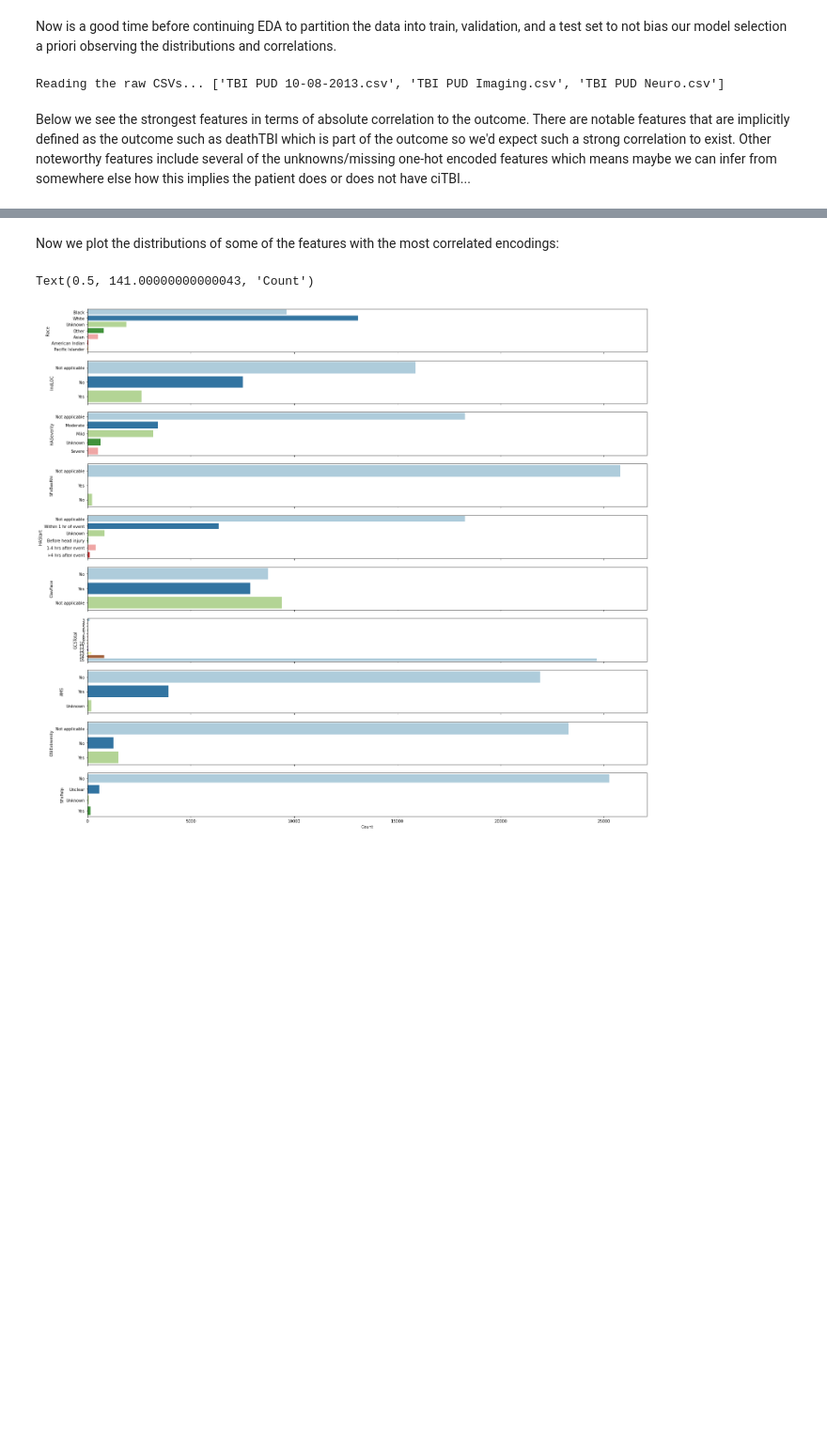
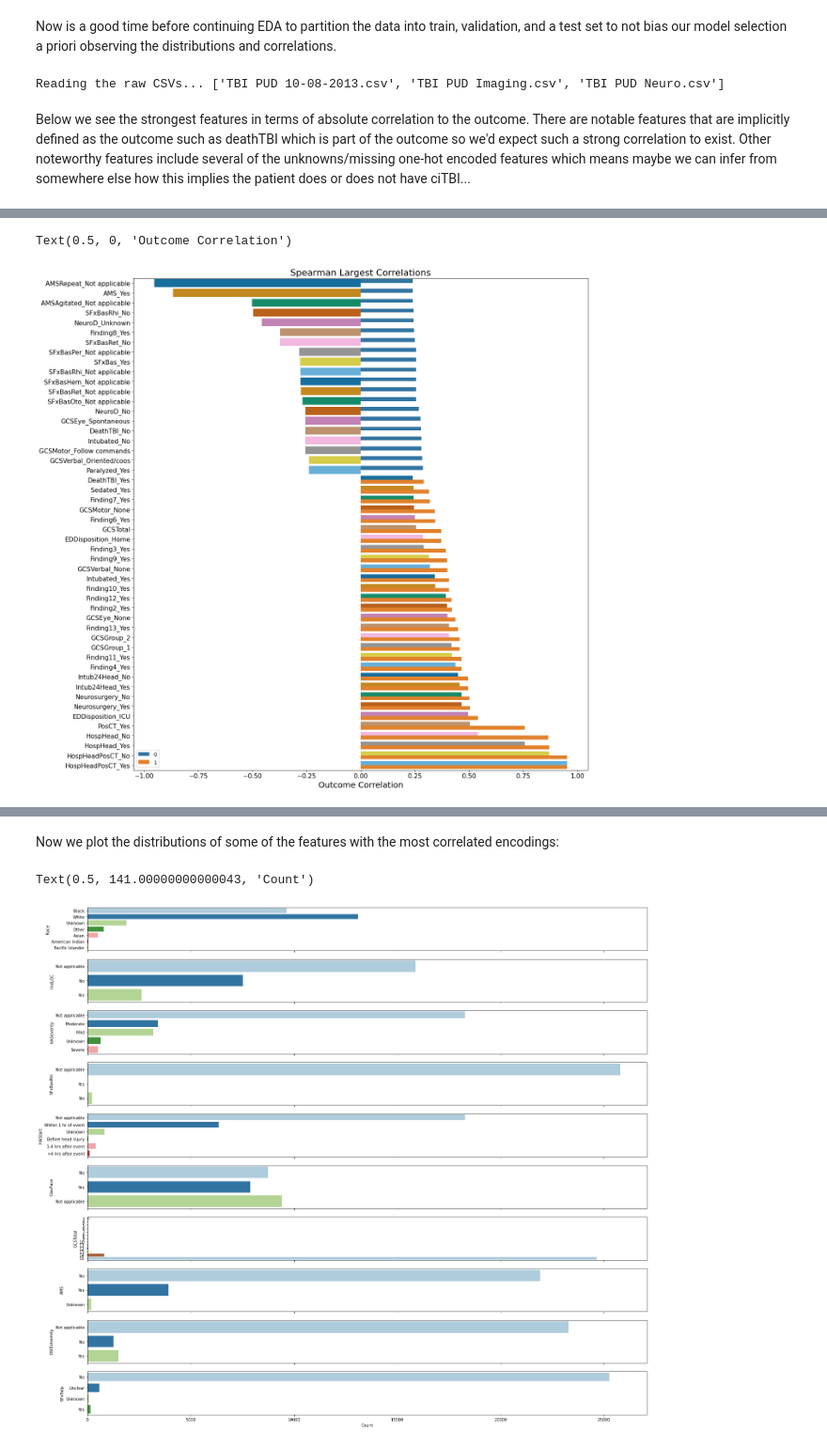
Before and after one commit to Yu-Group/clinical-rule-vetting, a Jupyter notebook: rulevetting/projects/tbi_pecarn/notebooks/00_eda.ipynb, the cells around one changed output, grey strips where cells are left out. Shown at 94% size. Cells and saved outputs as stored; diff of their text form; code cells hidden in the pictures; blank space fills up the shorter version.

Commit message:
color scheme

```diff
--- a/rulevetting/projects/tbi_pecarn/notebooks/00_eda.ipynb
+++ b/rulevetting/projects/tbi_pecarn/notebooks/00_eda.ipynb
@@ -136,0 +125,71 @@ barplot(largest_corr, savefig=False, title='Spearman Largest Correlations', xlab
+# %%
+# one hot encoding the df
+one_hot_df = helper.one_hot_encode_df(df)
+corr = one_hot_df.drop(['outcome_No', 'outcome_Yes'], axis=1).apply(lambda x: x.corr(one_hot_df['outcome_Yes'], method='spearman'))
+
+# Set plotting font sizes and properties
+TINY_SIZE = 12
+SMALL_SIZE = 14
+MEDIUM_SIZE = 18
+BIGGER_SIZE = 20
+MARKER_SIZE = 6
+LINE_SIZE = 4
+
+plt.rc("font", size=SMALL_SIZE)  # controls default text sizes
+plt.rc("axes", titlesize=BIGGER_SIZE)  # fontsize of the axes title
+plt.rc("axes", labelsize=MEDIUM_SIZE)  # fontsize of the x and y labels
+plt.rc("xtick", labelsize=SMALL_SIZE)  # fontsize of the tick labels
+plt.rc("ytick", labelsize=SMALL_SIZE)  # fontsize of the tick labels
+plt.rc("legend", fontsize=TINY_SIZE)  # legend fontsize
+plt.rc("figure", titlesize=BIGGER_SIZE)  # fontsize of the figure title
+plt.rc("lines", markersize=MARKER_SIZE)  # marker size
+plt.rc("lines", linewidth=LINE_SIZE)  # line width
+
+mpl.rcParams["figure.dpi"] = 180
+
+# Height and width per row and column of subplots
+FIG_HEIGHT = 20
+FIG_WIDTH = 18
+fig_fcn = lambda kwargs: plt.figure(figsize=(FIG_WIDTH, FIG_HEIGHT), **kwargs)
+color_list = sns.color_palette("colorblind")
+
+
+def barplot(
+    series,  # type: pd.Series
+    savefig=False,  # type: bool
+    title="",  # type: str
+    xlab="",  # type: str
+    fig_path="figs/",  # type: str
+):  # type (...) -> plt.figure
+    """
+        Seaborn barplot of Pandas series
+
+    :param: series - pandas series
+    :param: savefig - boolean - save fig or not
+    :param: title, xlab - strings for plot
+    :param: fig_path - string for figure folder/path
+    :return: matplotlib figure
+    """
+
+    fig_fcn({"num": None, "dpi": 80, "facecolor": "w"})
+    fig = sns.barplot(series.values, series.index, palette="colorblind")
+    plt.title(title)
+    plt.xlabel(xlab)
+    if savefig:
+        plt.savefig(fig_path + f"{title}.png", dpi=350)
+
+    return fig
+# sortest by largest value
+largest_corr = corr.iloc[corr.abs().argsort()][-50:].sort_values(ascending=True)
+barplot(largest_corr, savefig=False, title='Spearman Largest Correlations', xlab='Outcome Correlation')
+
+# sort by absolute value
+abs_corr = corr.abs().sort_values(ascending=True)
+fig_fcn = lambda kwargs: plt.figure(figsize=(18, 20), **kwargs)
+fig_fcn({"num": None, "dpi": 80, "facecolor": "w", "edgecolor": "r"})
+sns.barplot(x=abs_corr[-50:].values, y=abs_corr[-50:].index, hue=[1 if corr > 0 else 0 for corr in largest_corr.values], palette=sns.color_palette())
+plt.title('Spearman Largest Correlations')
+plt.xlabel('Outcome Correlation')
+# %% [output]
+Text(0.5, 0, 'Outcome Correlation')
+[figure, added]
```
Also changed, not shown: parts of 4 cells of this notebook, 1 other file.
